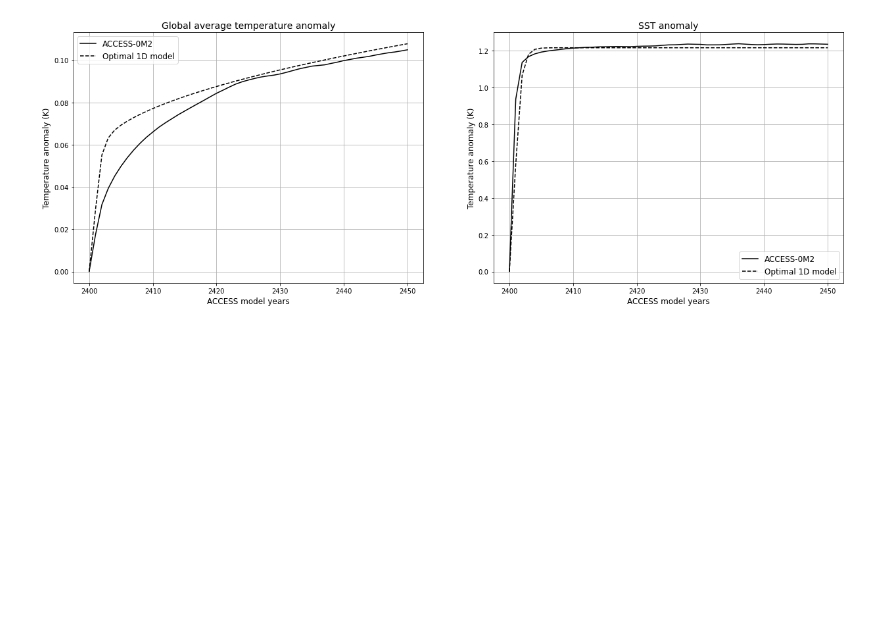
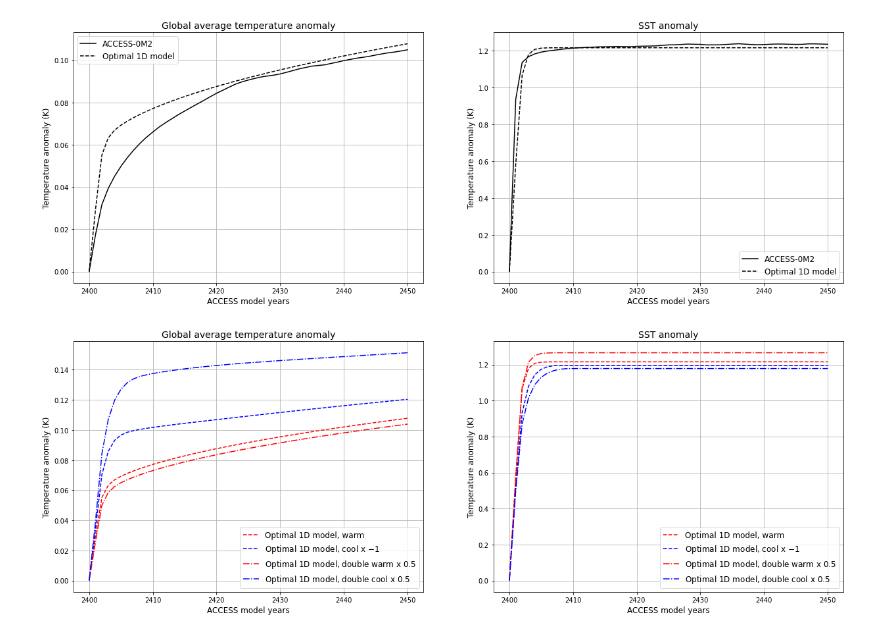
Before and after one commit to mpudig/HonoursThesis, a Jupyter notebook: one_dim_experiments.ipynb, the cells around one changed output. Saved outputs shown, nothing was run; the diff lists cells and outputs as text; code cells hidden in the pictures; blank space fills up the shorter version.

```diff
--- a/one_dim_experiments.ipynb
+++ b/one_dim_experiments.ipynb
@@ -162,0 +178,47 @@ axs[1].grid()
+# %%
+GAT_control = np.array([np.mean(T_control[:, 36 * n + 1 : 36 + 36 * n + 1]) for n in range(50)])
+GAT_warm = np.array([np.mean(T_warm[:, 36 * n + 1 : 36 + 36 * n + 1]) for n in range(50)])
+GAT_warmx2 = np.array([np.mean(T_warmx2[:, 36 * n + 1 : 36 + 36 * n + 1]) for n in range(50)])
+GAT_cool = np.array([np.mean(T_cool[:, 36 * n + 1 : 36 + 36 * n + 1]) for n in range(50)])
+GAT_coolx2 = np.array([np.mean(T_coolx2[:, 36 * n + 1 : 36 + 36 * n + 1]) for n in range(50)])
+
+SST_control = np.array([np.mean(T_control[0, 36 * n + 1 : 36 + 36 * n + 1]) for n in range(50)])
+SST_warm = np.array([np.mean(T_warm[0, 36 * n + 1 : 36 + 36 * n + 1]) for n in range(50)])
+SST_warmx2 = np.array([np.mean(T_warmx2[0, 36 * n + 1 : 36 + 36 * n + 1]) for n in range(50)])
+SST_cool = np.array([np.mean(T_cool[0, 36 * n + 1 : 36 + 36 * n + 1]) for n in range(50)])
+SST_coolx2 = np.array([np.mean(T_coolx2[0, 36 * n + 1 : 36 + 36 * n + 1]) for n in range(50)])
+# %%
+fig, axs = plt.subplots(ncols=2, nrows=1, figsize=(21,7))
+t = np.linspace(2400, 2450, 51)
+
+GAT_warm_plot = np.append(0, GAT_warm - GAT_control)
+GAT_warmx2_plot = np.append(0, GAT_warmx2 - GAT_control)
+GAT_cool_plot = np.append(0, GAT_cool - GAT_control)
+GAT_coolx2_plot = np.append(0, GAT_coolx2 - GAT_control)
+# axs[0].plot(t, GAT_access_plot, color = 'k', label = 'ACCESS-0M2 warm')
+axs[0].plot(t, GAT_warm_plot, color = 'r', linestyle = '--', label = 'Optimal 1D model, warm')
+axs[0].plot(t, - 1 * GAT_cool_plot, color = 'b', linestyle = '--', label = 'Optimal 1D model, cool x $-1$')
+axs[0].plot(t, 0.5 * GAT_warmx2_plot, color = 'r', linestyle = '-.', label = 'Optimal 1D model, double warm x $0.5$')
+axs[0].plot(t, - 0.5 * GAT_coolx2_plot, color = 'b', linestyle = '-.', label = 'Optimal 1D model, double cool x $0.5$')
+axs[0].set_title('Global average temperature anomaly', fontsize=14)
+axs[0].set_ylabel('Temperature anomaly (K)', fontsize=12)
+axs[0].set_xlabel('ACCESS model years', fontsize=12)
+axs[0].legend(fontsize=12)
+axs[0].grid()
+
+SST_warm_plot = np.append(0, SST_warm - SST_control)
+SST_warmx2_plot = np.append(0, SST_warmx2 - SST_control)
+SST_cool_plot = np.append(0, SST_cool - SST_control)
+SST_coolx2_plot = np.append(0, SST_coolx2 - SST_control)
+# axs[1].plot(t, SST_access_plot, color = 'k', label = 'ACCESS-0M2 warm')
+axs[1].plot(t, SST_warm_plot, color = 'r', linestyle = '--', label = 'Optimal 1D model, warm')
+axs[1].plot(t, - 1 * SST_cool_plot, color = 'b', linestyle = '--', label = 'Optimal 1D model, cool x $-1$')
+axs[1].plot(t, 0.5 * SST_warmx2_plot, color = 'r', linestyle = '-.', label = 'Optimal 1D model, double warm x $0.5$')
+axs[1].plot(t, - 0.5 * SST_coolx2_plot, color = 'b', linestyle = '-.', label = 'Optimal 1D model, double cool x $0.5$')
+axs[1].set_title('SST anomaly', fontsize=14)
+axs[1].set_ylabel('Temperature anomaly (K)', fontsize=12)
+axs[1].set_xlabel('ACCESS model years', fontsize=12)
+axs[1].legend(fontsize=12)
+axs[1].grid()
+# %% [output]
+[figure, added]
```
Also changed, not shown: parts of 4 cells of this notebook.
